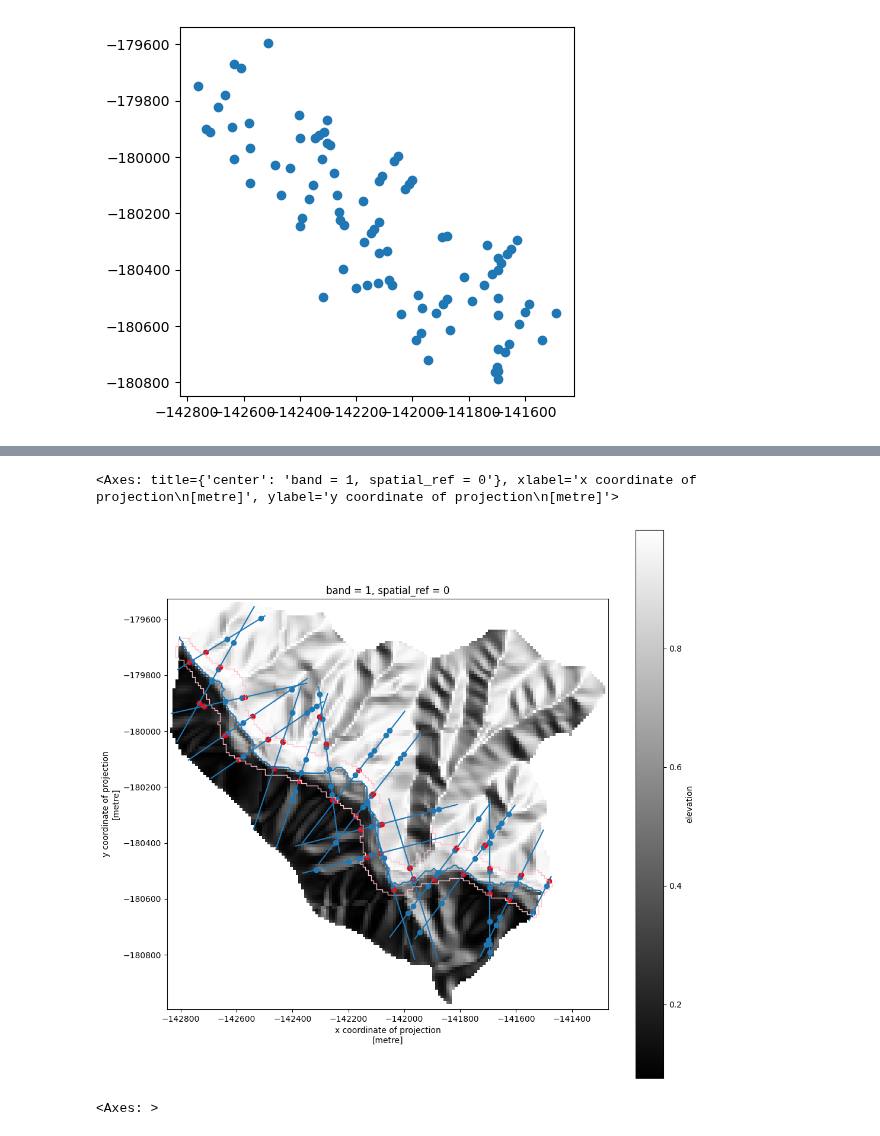
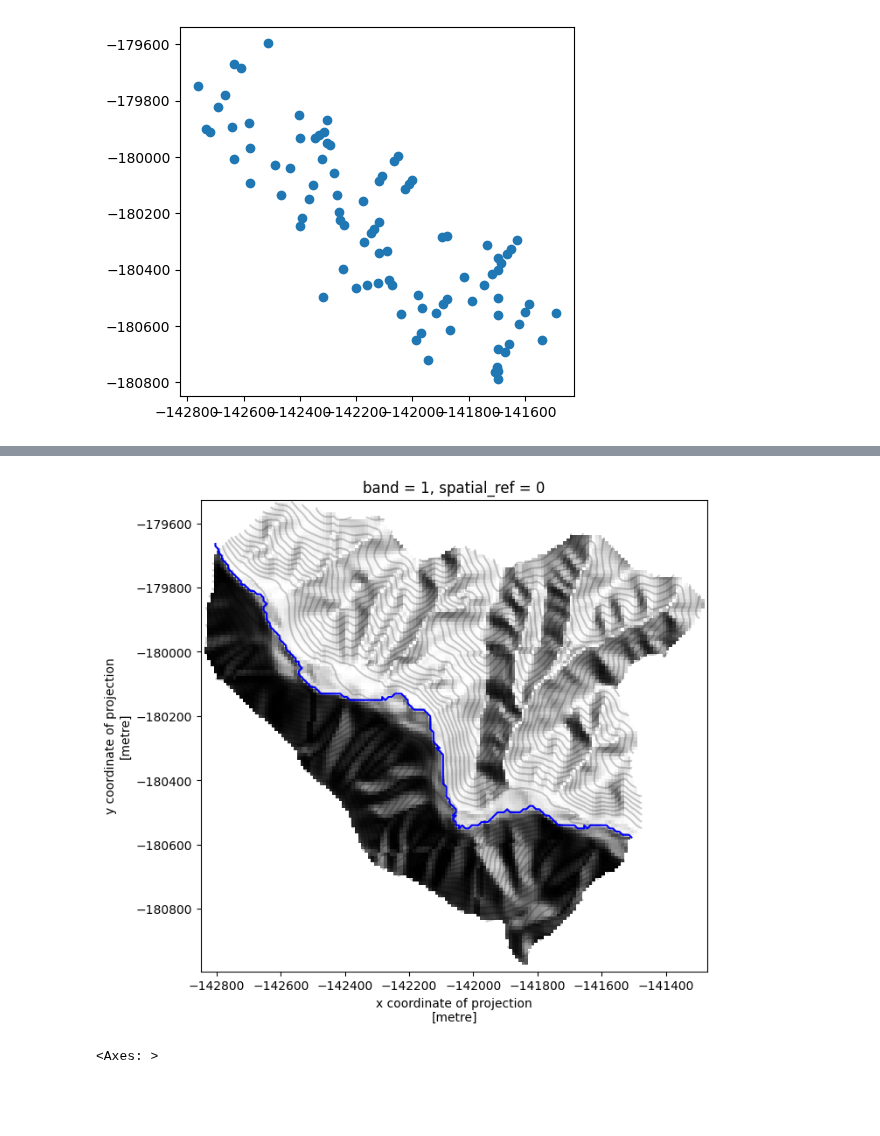
Before and after one commit to avkoehl/valleys, a Jupyter notebook: notebooks/figures.ipynb, the cells around one changed output, grey strips where cells are left out. Saved outputs shown, nothing was run; the diff lists cells and outputs as text; code cells hidden in the pictures; blank space fills up the shorter version.

Commit message:
prototype figures to explain method

```diff
--- a/notebooks/figures.ipynb
+++ b/notebooks/figures.ipynb
@@ -119,16 +119,18 @@ subbasin_alternate.break_points_df.plot()
 # %%
-fig,ax = plt.subplots(figsize=(12,12))
+fig,ax = plt.subplots(figsize=(12,7))
 
-hillshade.plot(ax=ax, cmap='grey')
+hillshade.plot(ax=ax, cmap='gray', add_colorbar=False, add_labels=False)
+subbasin_alternate.dataset.elevation.plot.contour(levels=25, colors='black', ax=ax, alpha=0.2)
+#subbasin_alternate.dataset.curvature.plot(ax=ax, cmap='PRGn', add_colorbar=True, add_labels=False, alpha=0.5)
 #subbasin.dataset.slope.plot(ax=ax)
-gpd.GeoSeries(flowline, crs=3310).plot(ax=ax)
-peaks.plot(ax=ax)
-lines_gdf.plot(ax=ax)
-subbasin_alternate.break_points_df.plot(ax=ax, color='red')
-gpd.GeoSeries(subbasin_alternate.valley_floor_polygon, crs=3310).plot(ax=ax, facecolor="none", edgecolor="pink")
+gpd.GeoSeries(flowline, crs=3310).plot(ax=ax, color='blue')
+#peaks.plot(ax=ax, color='black', markersize=7)
+#lines_gdf.plot(ax=ax, color='black', linewidth=.5)
+#subbasin_alternate.break_points_df.plot(ax=ax, color='red', markersize=7)
+#gpd.GeoSeries(subbasin_alternate.valley_floor_polygon, crs=3310).plot(ax=ax, alpha=0.5, facecolor="red", edgecolor="red")
+plt.savefig("hillshade.png")
 # %% [output]
-<Axes: title={'center': 'band = 1, spatial_ref = 0'}, xlabel='x coordinate of projection\n[metre]', ylabel='y coordinate of projection\n[metre]'>
-[figure, old version]
+[figure, new version]
 # %%
 fig, ax = plt.subplots()
 xs_id = 9
```
Also changed, not shown: parts of 3 cells of this notebook.
